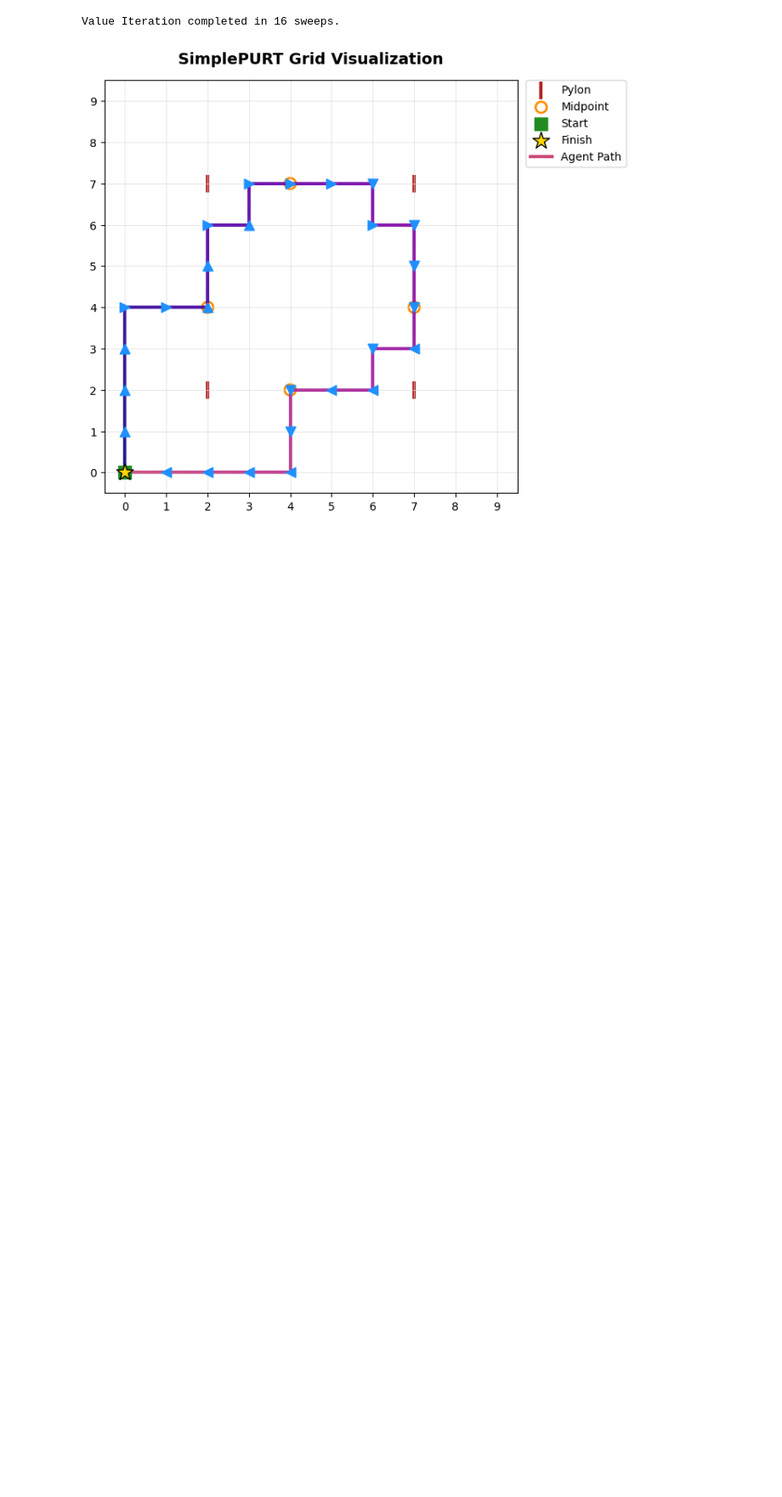
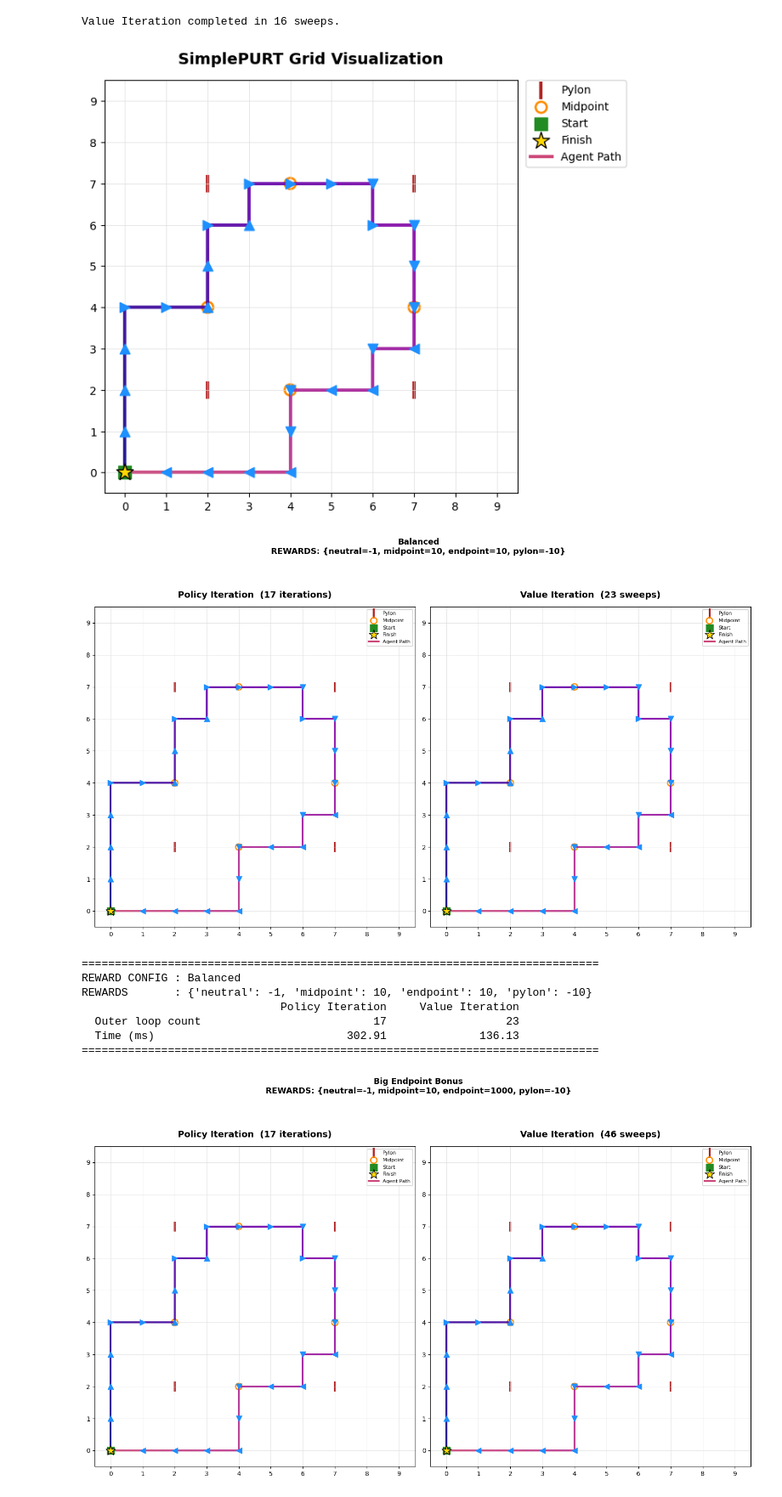
Before and after one commit to VIP-Team-AIDA3/VIP_Intro_deep_reinforcement_learning, a Jupyter notebook: RL Tutorial/DP_demo.ipynb, the cells around one changed output. Shown at 85% size. Drawn from its saved outputs; the diff is of its cells as text; code cells hidden in the pictures; blank space fills up the shorter version.

Commit message:
reward analysis of demo

```diff
--- a/RL Tutorial/DP_demo.ipynb
+++ b/RL Tutorial/DP_demo.ipynb
@@ -316,13 +323,13 @@ def value_iteration(env, discount_factor, theta):
 ## Verification and Visualization
 # %%
 # Policy test function
-def test_policy(env, policy):
+def test_policy(env, policy, ax=None, title=None, legend_outside=True):
     env.reset()
     while True:
         observation, reward, done, truncated, info = env.step(policy[env.state[0], env.state[1]])
         if done or truncated:
             break
-    env.render()
+    env.render(ax=ax, title=title, legend_outside=legend_outside)
 # %%
 # Policy iteration visualization
 PI_env = SimplePURT(GRID_N=10)
@@ -342,4 +349,67 @@ test_policy(VI_env, VI_policy)
 Value Iteration completed in 16 sweeps.
 [figure]
 # %%
-# Adam
+# Reward analysis by outer loop and time
+
+import time
+
+REWARD_CONFIGS = {
+    "Balanced":                         {"neutral": -1,   "midpoint": 10, "endpoint": 10,   "pylon": -10},
+    "Big Endpoint Bonus":               {"neutral": -1,   "midpoint": 10, "endpoint": 1000, "pylon": -10},
+    "Avoid Pylon":                      {"neutral": -1,   "midpoint": 1,  "endpoint": 10,   "pylon": -100},
+    "Sparse":                           {"neutral": 0,    "midpoint": 0,  "endpoint": 1,    "pylon": -1},
+    "Small Step Penalty":               {"neutral": -0.1, "midpoint": 1,  "endpoint": 1,    "pylon": -1},
+    "Huge":                             {"neutral": -1, "midpoint": 10000,  "endpoint": 10000,    "pylon": -10000},
+
+}
+
+def compare_pi_vi(config_name, rewards, grid_n=10, discount_factor=0.9, theta=0.1):
+    # Run Policy Iteration
+    PI_env = SimplePURT(GRID_N=grid_n, REWARDS=rewards)
+    t0 = time.perf_counter()
+    PI_policy, PI_V, PI_n_iter = policy_iteration(PI_env, discount_factor=discount_factor, theta=theta)
+    PI_time = time.perf_counter() - t0
+
+    # Run Value Iteration
+    VI_env = SimplePURT(GRID_N=grid_n, REWARDS=rewards)
+    t0 = time.perf_counter()
+    VI_policy, VI_V, VI_n_iter = value_iteration(VI_env, discount_factor=discount_factor, theta=theta)
+    VI_time = time.perf_counter() - t0
+
+    # Render both resulting policies side-by-side in one figure
+    fig, axes = plt.subplots(1, 2, figsize=(15, 10))
+    test_policy(PI_env, PI_policy, ax=axes[0], title=f"Policy Iteration  ({PI_n_iter} iterations)", legend_outside=False)
+    test_policy(VI_env, VI_policy, ax=axes[1], title=f"Value Iteration  ({VI_n_iter} sweeps)", legend_outside=False)
+
+    reward_str = ", ".join(f"{k}={v}" for k, v in rewards.items())
+    fig.suptitle(f"{config_name}\nREWARDS: {{{reward_str}}}", fontsize=13, fontweight='bold')
+    plt.tight_layout()
+    plt.show()
+
+    print("=" * 78)
+    print(f"REWARD CONFIG : {config_name}")
+    print(f"REWARDS       : {rewards}")
+    print(f"  {'':24}{'Policy Iteration':>20}{'Value Iteration':>20}")
+    print(f"  {'Outer loop count':24}{PI_n_iter:>20}{VI_n_iter:>20}")
+    print(f"  {'Time (ms)':24}{PI_time*1000:>20.2f}{VI_time*1000:>20.2f}")
+    print("=" * 78 + "\n")
+
+    return {
+        "rewards": rewards,
+        "PI_policy": PI_policy, "PI_V": PI_V, "PI_n_iter": PI_n_iter, "PI_time": PI_time,
+        "VI_policy": VI_policy, "VI_V": VI_V, "VI_n_iter": VI_n_iter, "VI_time": VI_time,
+    }
+
+results = {}
+for name, rewards in REWARD_CONFIGS.items():
+    results[name] = compare_pi_vi(name, rewards)
+# %% [output]
+[figure, added]
+==============================================================================
+REWARD CONFIG : Balanced
+REWARDS       : {'neutral': -1, 'midpoint': 10, 'endpoint': 10, 'pylon': -10}
+                              Policy Iteration     Value Iteration
+  Outer loop count                          17                  23
+  Time (ms)                             302.91              136.13
+==============================================================================
+[figure, added]
```
Also changed, not shown: parts of 2 cells of this notebook.
